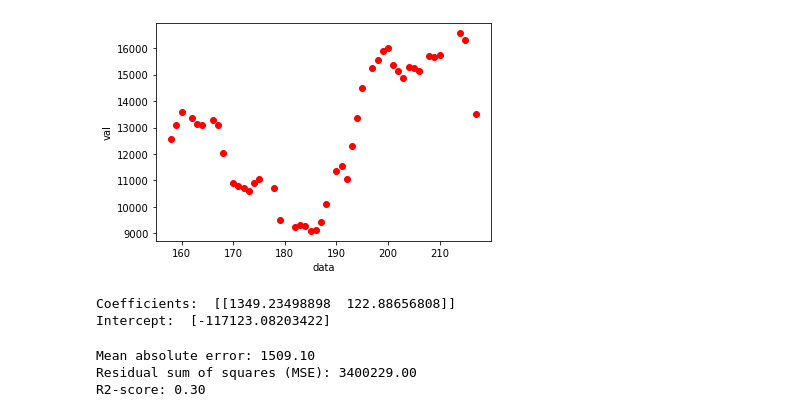
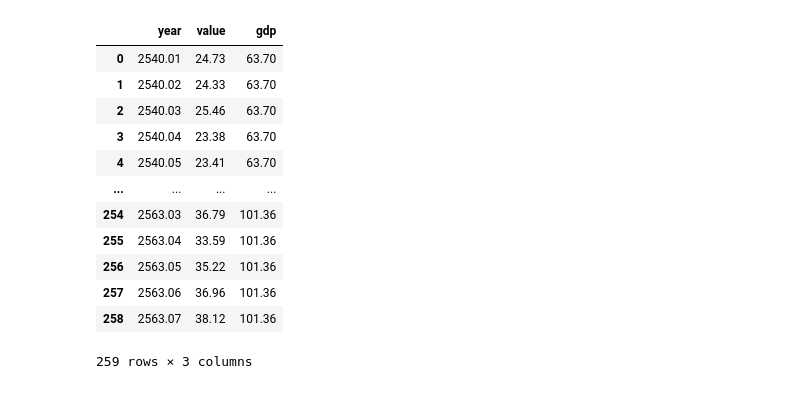
Before and after one commit to 0l404/0l454, a Jupyter notebook: Untitled.ipynb, the cells around one changed output. Cells and saved outputs as stored; diff of their text form; code cells hidden in the pictures.

```diff
--- a/Untitled.ipynb
+++ b/Untitled.ipynb
@@ -80,32 +0,0 @@ test = cdf[~msk]
-# %%
-plt.scatter(train.data, train.val,  color='red')
-plt.xlabel('data')
-plt.ylabel("val")
-plt.show()
-# %% [output]
-[figure, removed]
-# %%
-regr = linear_model.LinearRegression()
-train_x = np.asanyarray(train[['gdp','data']])
-train_y = np.asanyarray(train[['val']])
-regr.fit (train_x, train_y)
-
-print ('Coefficients: ', regr.coef_)
-print ('Intercept: ',regr.intercept_)
-# %% [output]
-Coefficients:  [[1349.23498898  122.88656808]]
-Intercept:  [-117123.08203422]
-# %%
-from sklearn.metrics import r2_score
-
-test_x = np.asanyarray(test[['gdp','data']])
-test_y = np.asanyarray(test[['val']])
-test_y_ = regr.predict(test_x)
-
-print("Mean absolute error: %.2f" % np.mean(np.absolute(test_y_ - test_y)))
-print("Residual sum of squares (MSE): %.2f" % np.mean((test_y_ - test_y) ** 2))
-print("R2-score: %.2f" % r2_score(test_y_ , test_y) )
-# %% [output]
-Mean absolute error: 1509.10
-Residual sum of squares (MSE): 3400229.00
-R2-score: 0.30
@@ -111,0 +12,17 @@ R2-score: 0.30
+# %%
+data = pd.read_csv('RESULT 2.csv')
+data
+# %% [output]
+|  | year | value | gdp |
+| 0 | 2540.01 | 24.73 | 63.70 |
+| 1 | 2540.02 | 24.33 | 63.70 |
+| 2 | 2540.03 | 25.46 | 63.70 |
+| 3 | 2540.04 | 23.38 | 63.70 |
+| 4 | 2540.05 | 23.41 | 63.70 |
+| ... | ... | ... | ... |
+| 254 | 2563.03 | 36.79 | 101.36 |
+| 255 | 2563.04 | 33.59 | 101.36 |
+| 256 | 2563.05 | 35.22 | 101.36 |
+| 257 | 2563.06 | 36.96 | 101.36 |
+| 258 | 2563.07 | 38.12 | 101.36 |
+259 rows × 3 columns
```
Also changed, not shown: parts of 37 cells of this notebook.
